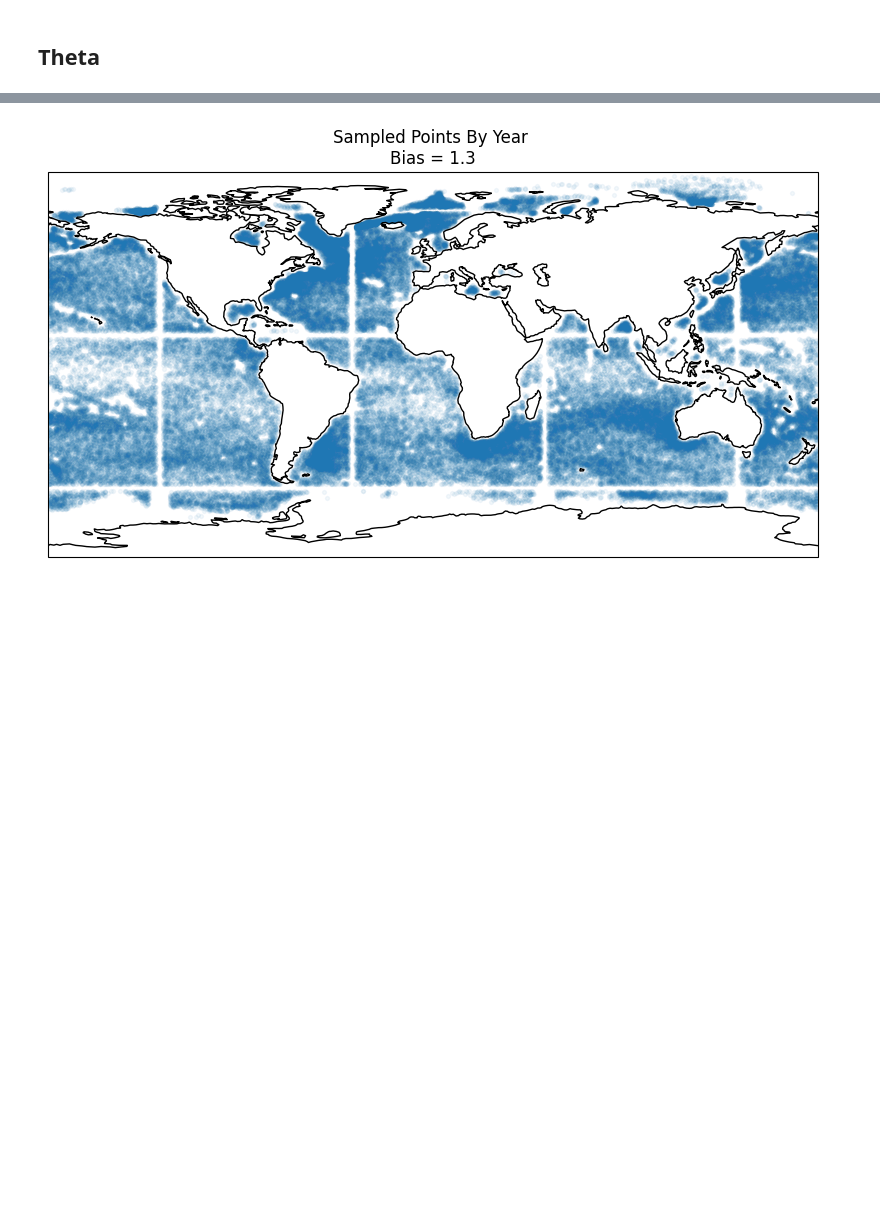
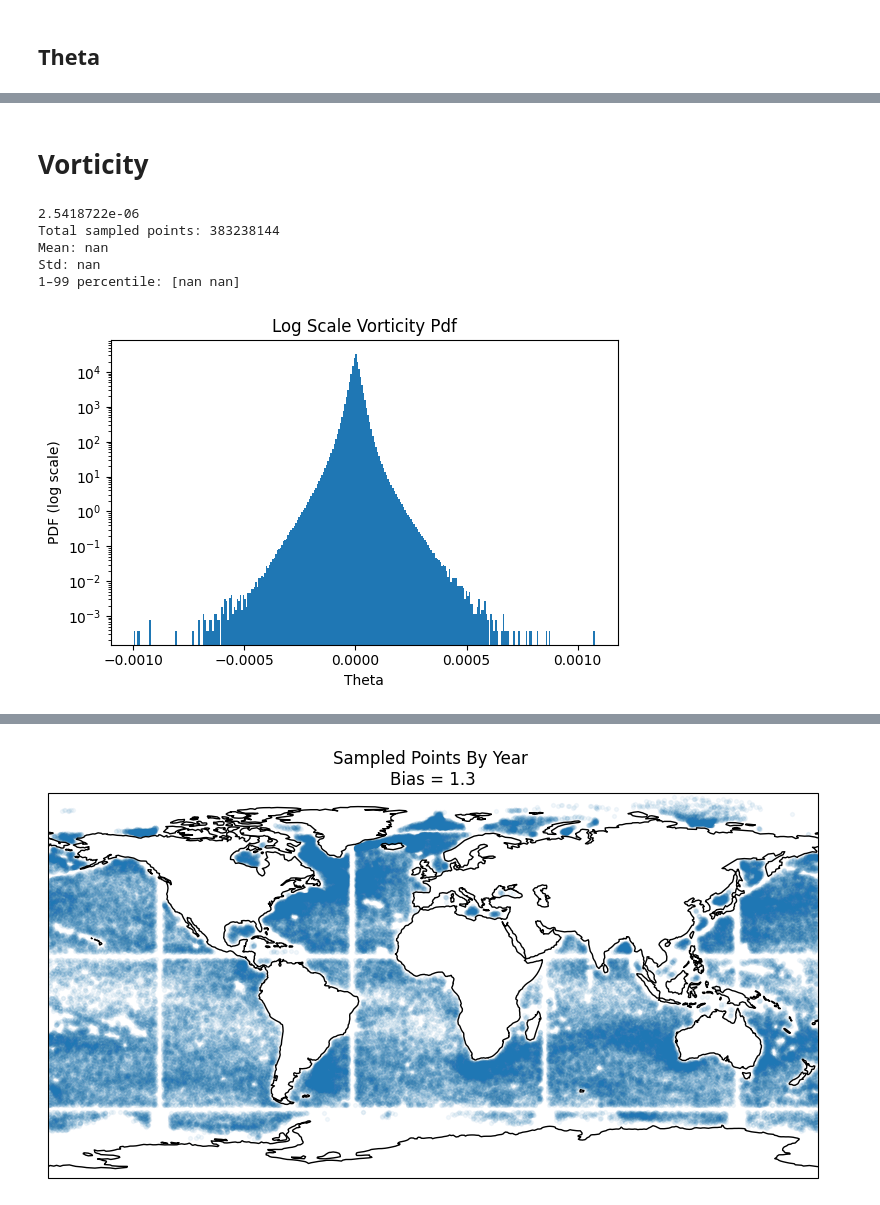
Before and after one commit to Sea-Meets-the-Stars/DBOF_Representation_Learning, a Jupyter notebook: notebooks/eda.ipynb, the cells around one changed output, grey strips where cells are left out. Saved outputs shown, nothing was run; the diff lists cells and outputs as text; code cells hidden in the pictures; blank space fills up the shorter version.

```diff
--- a/notebooks/eda.ipynb
+++ b/notebooks/eda.ipynb
@@ -257,0 +236,11 @@ Std: 8.160
+# %% [markdown]
+# Vorticity
+# %%
+global_histogram(images_clean_no_ice_np,"Log Scale Vorticity Pdf", channel=6,log=True, bins=300)
+# %% [output]
+2.5418722e-06
+Total sampled points: 383238144
+Mean: nan
+Std: nan
+1–99 percentile: [nan nan]
+[figure, added]
```
Also changed, not shown: parts of 45 cells of this notebook.
